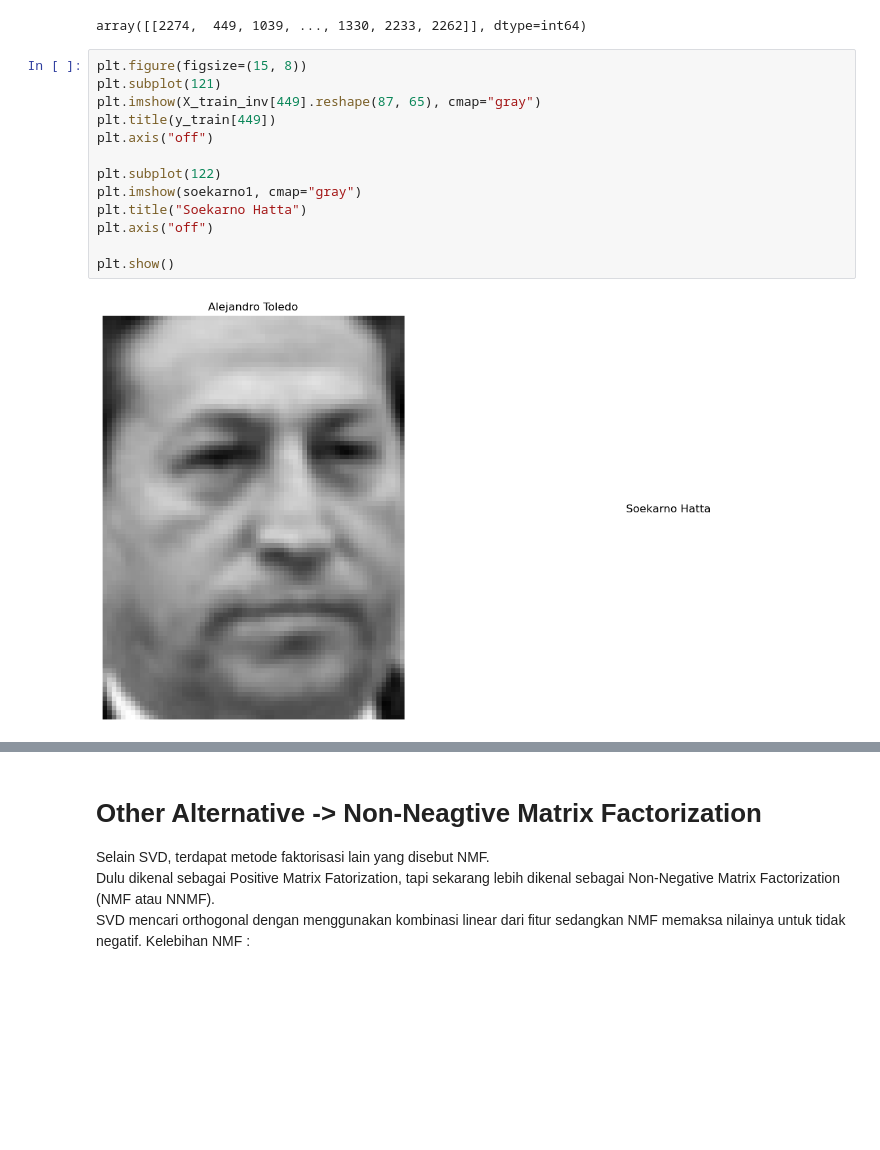
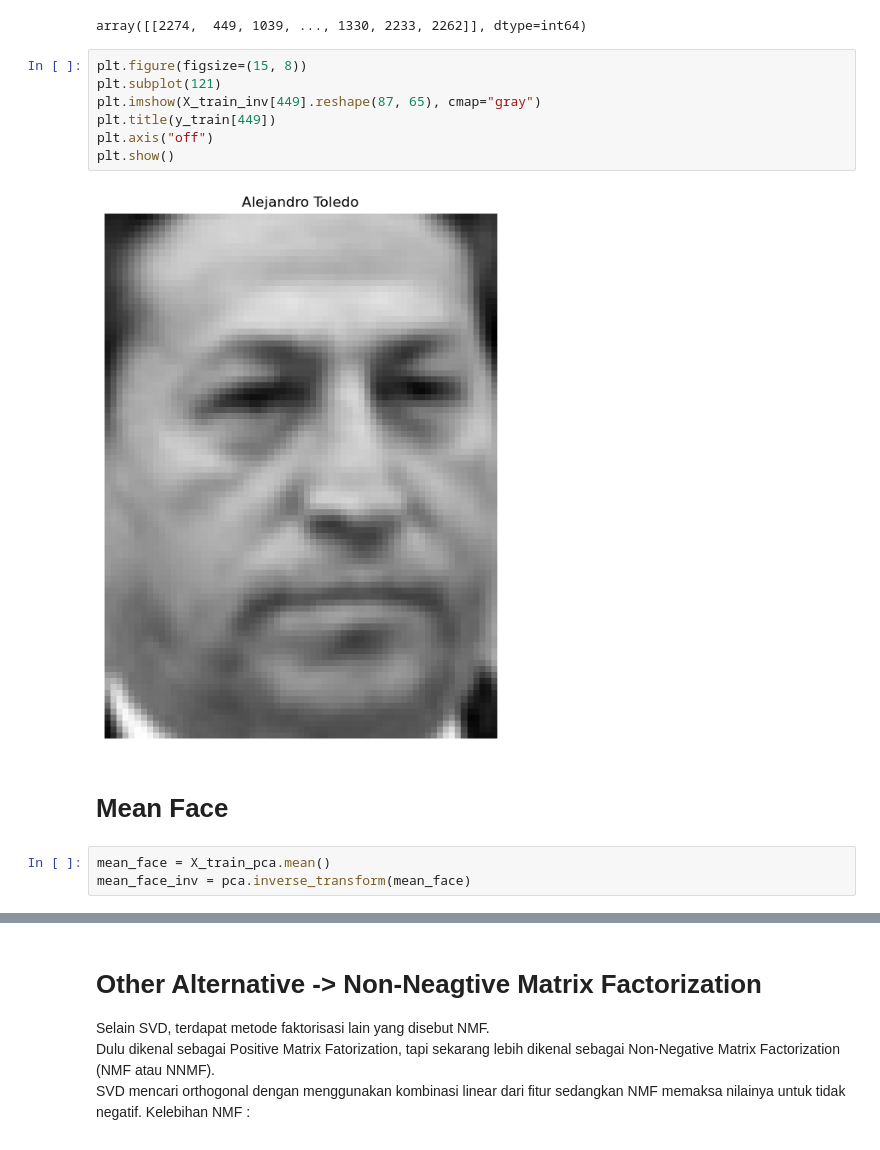
Before and after one commit to HekalMaulana/unsupervised_learning_JCOPML, a Jupyter notebook: 18 - Unsupervised Learning/02 - Dimensionality Reduction/Part 3 - Feature Extraction On Image.ipynb, the cells around one changed output, grey strips where cells are left out. Drawn from its saved outputs; the diff is of its cells as text; blank space fills up the shorter version.

Commit message:
Mean Face

```diff
--- a/18 - Unsupervised Learning/02 - Dimensionality Reduction/Part 3 - Feature Extraction On Image.ipynb
+++ b/18 - Unsupervised Learning/02 - Dimensionality Reduction/Part 3 - Feature Extraction On Image.ipynb
@@ -114,15 +114,14 @@ array([[2274,  449, 1039, ..., 1330, 2233, 2262]], dtype=int64)
 # %%
 plt.figure(figsize=(15, 8))
 plt.subplot(121)
 plt.imshow(X_train_inv[449].reshape(87, 65), cmap="gray")
 plt.title(y_train[449])
 plt.axis("off")
-
-plt.subplot(122)
-plt.imshow(soekarno1, cmap="gray")
-plt.title("Soekarno Hatta")
-plt.axis("off")
-
 plt.show()
 # %% [output]
-[figure, old version]
+[figure, new version]
+# %% [markdown]
+# Mean Face
+# %%
+mean_face = X_train_pca.mean()
+mean_face_inv = pca.inverse_transform(mean_face)
```
Also changed, not shown: parts of 1 cell of this notebook.
